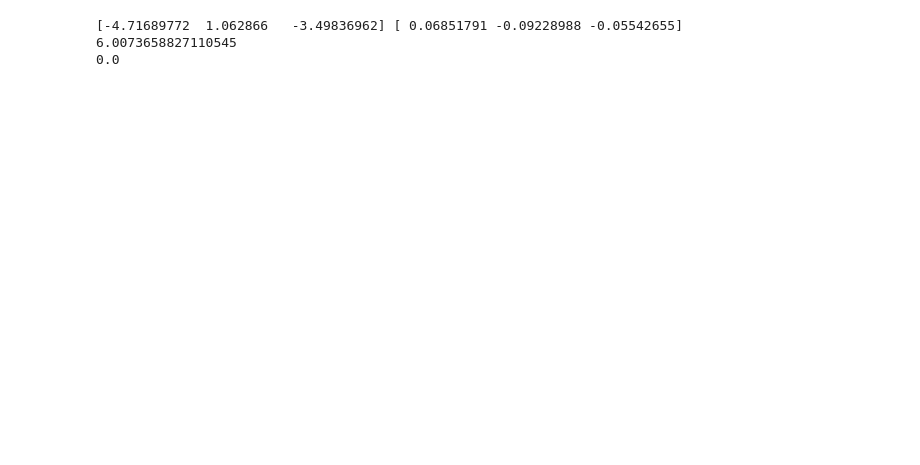
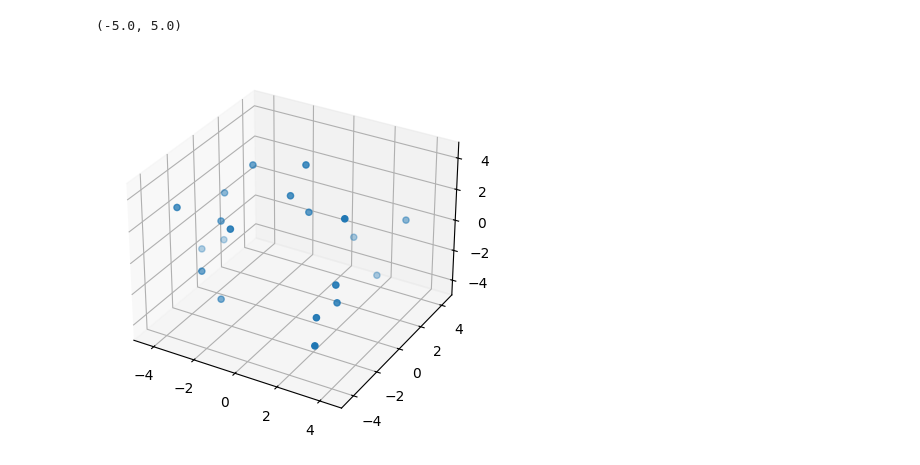
Before and after one commit to djbell01/563-DawsonBell, a Jupyter notebook: MC_Project.ipynb, the cells around one changed output. Saved outputs shown, nothing was run; the diff lists cells and outputs as text; code cells hidden in the pictures; blank space fills up the shorter version.

Commit message:
Corrected energy calculation, implemented dynamics with trial moves. All has been tested.

```diff
--- a/MC_Project.ipynb
+++ b/MC_Project.ipynb
@@ -49,9 +91,17 @@ class System():
-# %%
-s = System(10,10,0.5,5)
-print(s.particles[0].position,s.particles[1].position)
-print(s.minimum_image_distance(s.particles[0].position,s.particles[1].position))
-print(s.energy)
-# %% [output]
-[-4.71689772  1.062866   -3.49836962] [ 0.06851791 -0.09228988 -0.05542655]
-6.0073658827110545
-0.0
+# %%
+d = Dynamics(20,10,0.5,1000,0.6)
+d.run_dynamics()
+# %%
+positions = [d.system.particles[i].position for i in range(len(d.system.particles))]
+positions = np.array(positions)
+x,y,z = positions.T
+
+fig = plt.figure()
+ax = fig.add_subplot(projection='3d')
+ax.scatter(x,y,z)
+ax.set_xlim(-5,5)
+ax.set_ylim(-5,5)
+ax.set_zlim(-5,5)
+# %% [output]
+(-5.0, 5.0)
+[figure, added]
```
Also changed, not shown: parts of 3 cells of this notebook.
